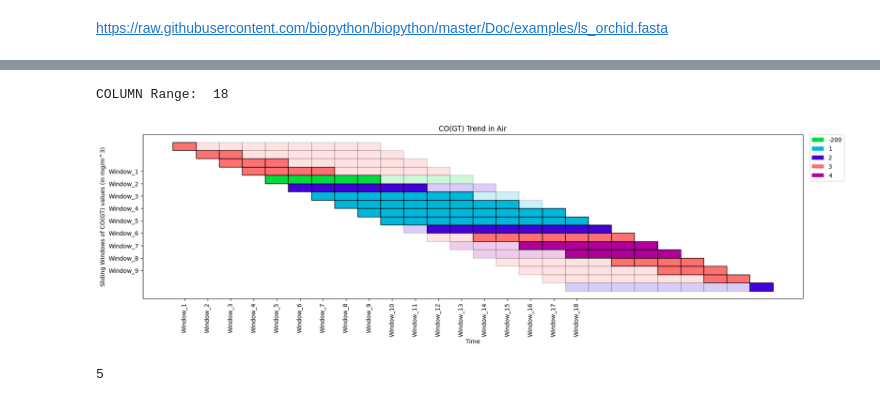
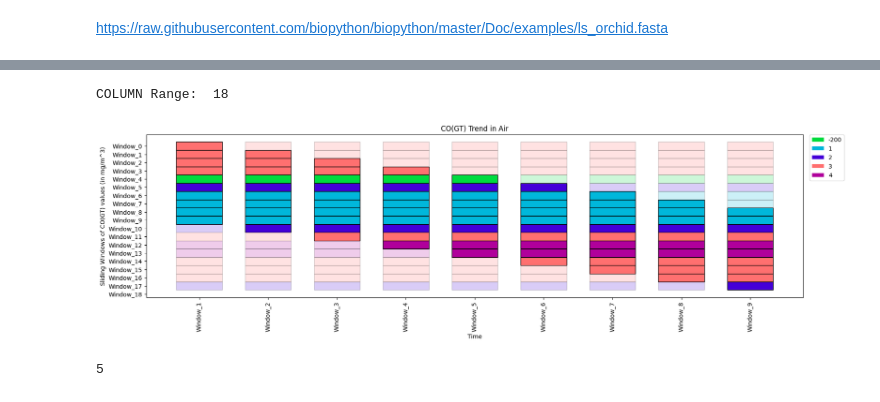
Before and after one commit to BodduSriPavan-111/kitikiplot, a Jupyter notebook: examples/Streamlit_Demo.ipynb, the cells around one changed output, grey strips where cells are left out. Drawn from its saved outputs; the diff is of its cells as text; code cells hidden in the pictures.

```diff
--- a/examples/Streamlit_Demo.ipynb
+++ b/examples/Streamlit_Demo.ipynb
@@ -91,28 +18,28 @@ AttributeError: _ARRAY_API not found
 # %%
 CO_values= [3, 3, 3, 3, -200, 2, 1, 1, 1, 1, 2, 3, 4, 4, 3, 3, 3, 2]
 time_period= ['0 am', '1 am', '2 am', '3 am', '4 am', '5 am', '6 am', '7 am', '8 am', '9 am', '10 am',
               '11 am', '12 pm', '13 pm', '14 pm', '15 pm', '16 pm', '17 pm']
 ktk= KitikiPlot( data= CO_values, stride= 1, window_length= 10 )
 
 ktk.plot(
         figsize= (20, 5),
         cell_width= 2,
         cmap= {-200: "#00db3e", 1: "#00b7db", 2: "#4400d8", 3: "#ff7070", 4: "#b0009b"},
         focus= (6,12),
         focus_alpha= 0.2,
-        transpose= True,
+        transpose= False,
         xlabel= "Time",
         ylabel= "Sliding Windows of CO(GT) values (in mg/m^3)",
         display_xticks= True,
         # xticks_values= time_period,
         ytick_prefix= "Window",
         xticks_rotation= 90,
         display_legend= True,
         title= "CO(GT) Trend in Air",
         legend_kwargs= {"bbox_to_anchor": (1.01, 1), "loc":'upper left', "borderaxespad": 0.})
 # %% [output]
 COLUMN Range:  18
-[figure, old version]
+[figure, new version]
 # %%
 ktk.cols
 # %% [output]
```
Also changed, not shown: parts of 1 cell of this notebook.
